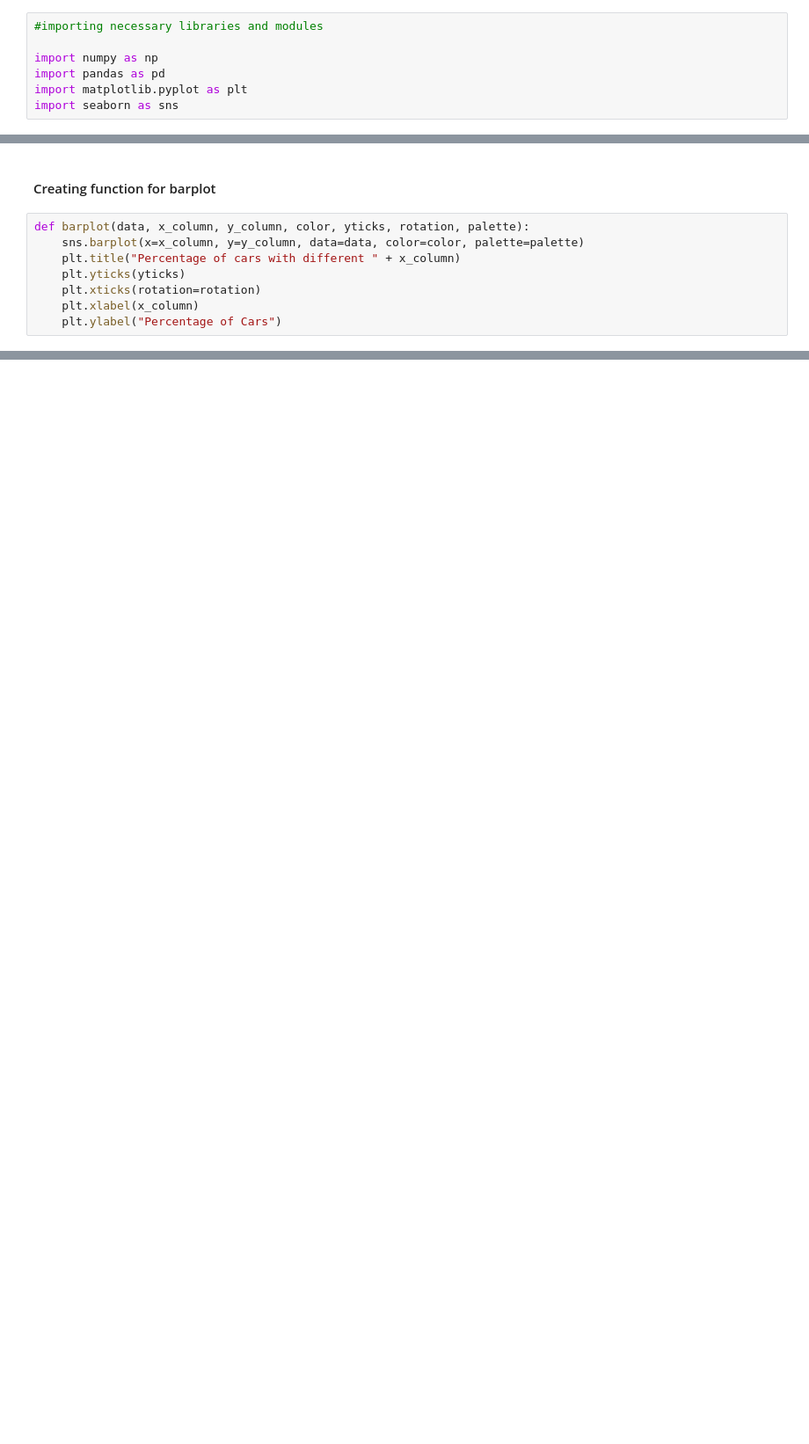
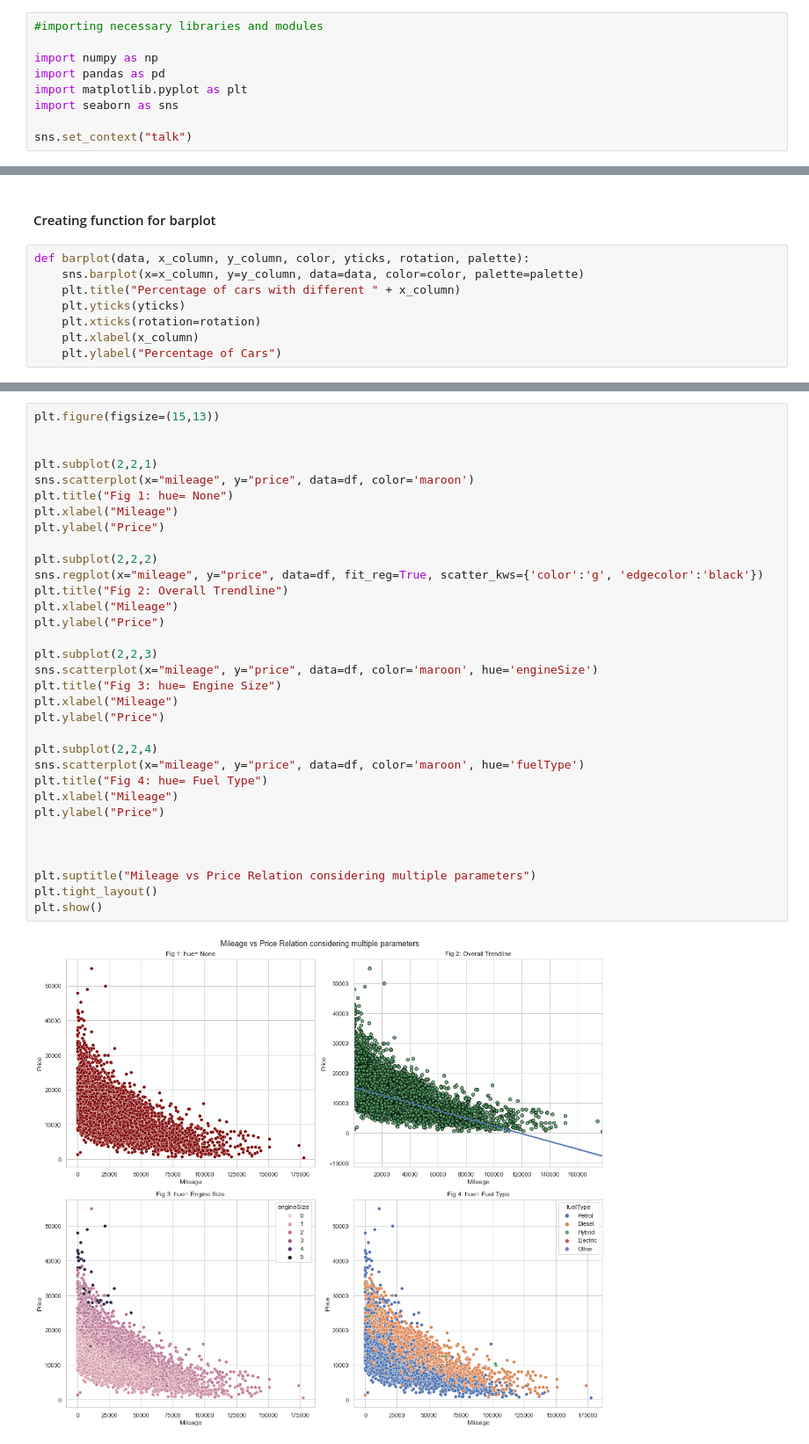
Before and after one commit to AnkonDewan/FORD_used_car_analysis, a Jupyter notebook: Data_Visualization_FORD.ipynb, the cells around one changed output, grey strips where cells are left out. Shown: that part at 88% size. Saved outputs shown, nothing was run; the diff lists cells and outputs as text; blank space fills up the shorter version.

```diff
--- a/Data_Visualization_FORD.ipynb
+++ b/Data_Visualization_FORD.ipynb
@@ -13,6 +13,8 @@ import numpy as np
 import pandas as pd
 import matplotlib.pyplot as plt
 import seaborn as sns
+
+sns.set_context("talk")
 # %%
 #reading the csv file using panda
 
@@ -126,0 +121,35 @@ plt.show()
+# %%
+plt.figure(figsize=(15,13))
+
+
+plt.subplot(2,2,1)
+sns.scatterplot(x="mileage", y="price", data=df, color='maroon')
+plt.title("Fig 1: hue= None")
+plt.xlabel("Mileage")
+plt.ylabel("Price")
+
+plt.subplot(2,2,2)
+sns.regplot(x="mileage", y="price", data=df, fit_reg=True, scatter_kws={'color':'g', 'edgecolor':'black'})
+plt.title("Fig 2: Overall Trendline")
+plt.xlabel("Mileage")
+plt.ylabel("Price")
+
+plt.subplot(2,2,3)
+sns.scatterplot(x="mileage", y="price", data=df, color='maroon', hue='engineSize')
+plt.title("Fig 3: hue= Engine Size")
+plt.xlabel("Mileage")
+plt.ylabel("Price")
+
+plt.subplot(2,2,4)
+sns.scatterplot(x="mileage", y="price", data=df, color='maroon', hue='fuelType')
+plt.title("Fig 4: hue= Fuel Type")
+plt.xlabel("Mileage")
+plt.ylabel("Price")
+
+
+
+plt.suptitle("Mileage vs Price Relation considering multiple parameters")
+plt.tight_layout()
+plt.show()
+# %% [output]
+[figure, added]
```
Also changed, not shown: parts of 20 cells of this notebook.
